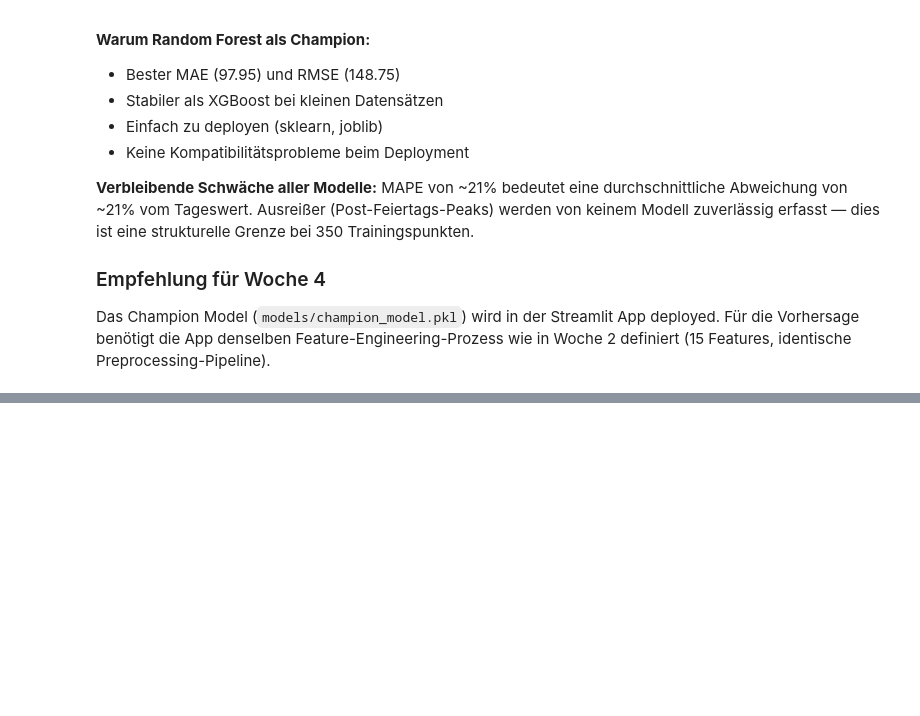
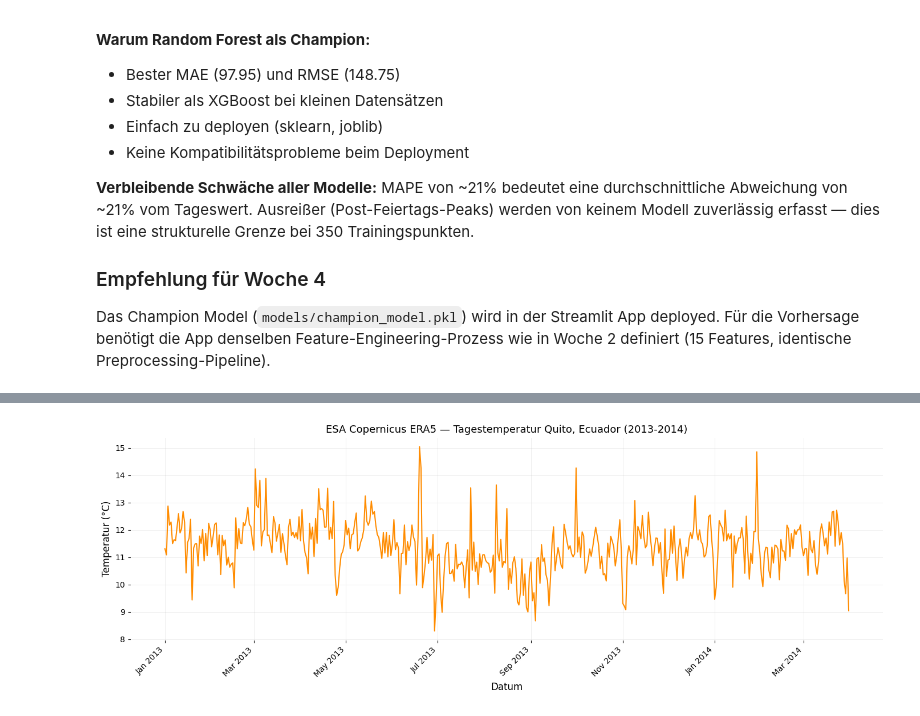
Before and after one commit to AwaTekoete/_myMIST-TimeSeries-Term8_Bonus, a Jupyter notebook: notebooks/week2_feature_engineering_models.ipynb, the cells around one changed output, grey strips where cells are left out. Cells and saved outputs as stored; diff of their text form; code cells hidden in the pictures; blank space fills up the shorter version.

```diff
--- a/notebooks/week2_feature_engineering_models.ipynb
+++ b/notebooks/week2_feature_engineering_models.ipynb
@@ -1667,0 +1640,83 @@ Woche 2 definiert (15 Features, identische Preprocessing-Pipeline).
+# %%
+# ============================================================
+# BONUS ZELLE 2: ERA5 Temperaturdaten verarbeiten
+# ============================================================
+import netCDF4 as nc
+import numpy as np
+import pandas as pd
+import matplotlib
+import matplotlib.pyplot as plt
+import matplotlib.dates as mdates
+
+matplotlib.rcParams['text.color']        = 'black'
+matplotlib.rcParams['axes.labelcolor']   = 'black'
+matplotlib.rcParams['xtick.color']       = 'black'
+matplotlib.rcParams['ytick.color']       = 'black'
+matplotlib.rcParams['figure.facecolor']  = 'white'
+matplotlib.rcParams['axes.facecolor']    = 'white'
+matplotlib.rcParams['savefig.facecolor'] = 'white'
+matplotlib.rcParams['font.family']       = 'DejaVu Sans'
+
+ERA5_FILE = '../data/raw/esa/era5_ecuador_2013_2014.nc'
+
+# --- NetCDF Datei öffnen und erkunden ---
+print("=" * 55)
+print("ERA5 DATEI — INHALT")
+print("=" * 55)
+
+dataset = nc.Dataset(ERA5_FILE, 'r')
+print(f"Variablen: {list(dataset.variables.keys())}")
+print(f"Dimensionen: {dict(dataset.dimensions)}")
+
+# --- Temperatur extrahieren ---
+# ERA5 Temperatur ist in Kelvin → Celsius: T(°C) = T(K) - 273.15
+temp_kelvin = dataset.variables['t2m'][:]
+time_var    = dataset.variables['valid_time'][:]
+
+# Zeit in pandas Datetime konvertieren
+# ERA5 Zeit ist in Sekunden seit 1970-01-01
+dates = pd.to_datetime(time_var, unit='s')
+
+# Temperatur: Mittelwert über Gitterpunkte (kleine Region)
+temp_celsius = temp_kelvin.mean(axis=(1, 2)) - 273.15
+
+dataset.close()
+
+# --- DataFrame erstellen ---
+df_temp = pd.DataFrame({
+    'date':        dates.date,
+    'temperature': temp_celsius
+})
+df_temp['date'] = pd.to_datetime(df_temp['date'])
+df_temp         = df_temp.set_index('date')
+
+# Auf Trainingszeitraum filtern
+df_temp = df_temp.loc['2013-01-01':'2014-03-31']
+
+print(f"\n✅ Temperaturdaten verarbeitet")
+print(f"   Zeitraum: {df_temp.index.min().date()} → {df_temp.index.max().date()}")
+print(f"   Tage:     {len(df_temp)}")
+print(f"   Min Temp: {df_temp['temperature'].min():.1f}°C")
+print(f"   Max Temp: {df_temp['temperature'].max():.1f}°C")
+print(f"   Ø Temp:   {df_temp['temperature'].mean():.1f}°C")
+print(f"\nVorschau:")
+print(df_temp.head(10))
+
+# --- Visualisierung ---
+fig, ax = plt.subplots(figsize=(14, 5))
+ax.plot(df_temp.index, df_temp['temperature'],
+        color='darkorange', linewidth=1.5)
+ax.set_title('ESA Copernicus ERA5 — Tagestemperatur Quito, Ecuador (2013-2014)',
+             fontsize=13)
+ax.set_ylabel('Temperatur (°C)', fontsize=12)
+ax.set_xlabel('Datum', fontsize=12)
+ax.xaxis.set_major_locator(mdates.MonthLocator(interval=2))
+ax.xaxis.set_major_formatter(mdates.DateFormatter('%b %Y'))
+plt.setp(ax.xaxis.get_majorticklabels(), rotation=45, ha='right')
+ax.grid(True, alpha=0.3)
+plt.tight_layout()
+plt.savefig('../data/plots/plot20_esa_temperatur.png',
+            dpi=150, bbox_inches='tight')
+plt.show()
+print("✅ ESA Temperatur Plot gespeichert")
+# %% [output]
@@ -1667,0 +1740 @@ Woche 2 definiert (15 Features, identische Preprocessing-Pipeline).
+[figure, added]
```
Also changed, not shown: parts of 11 cells of this notebook, 5 other files.
